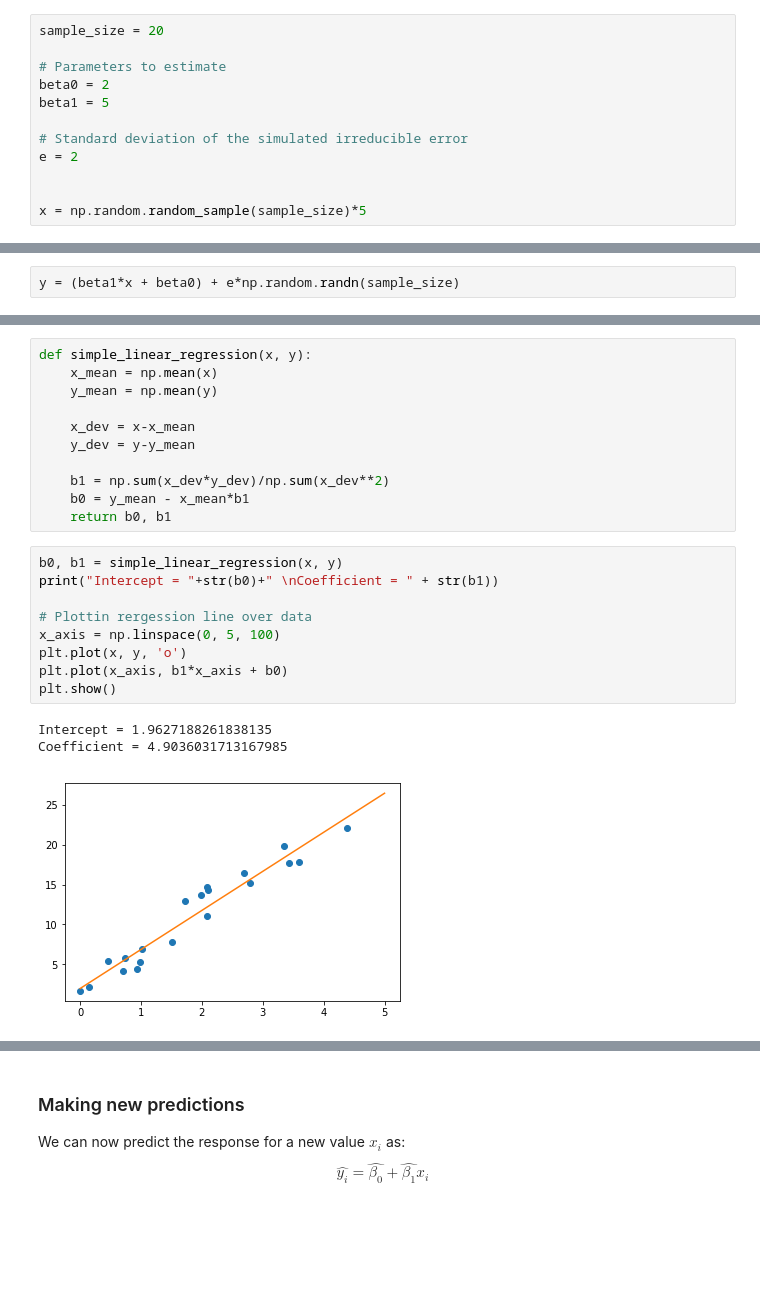
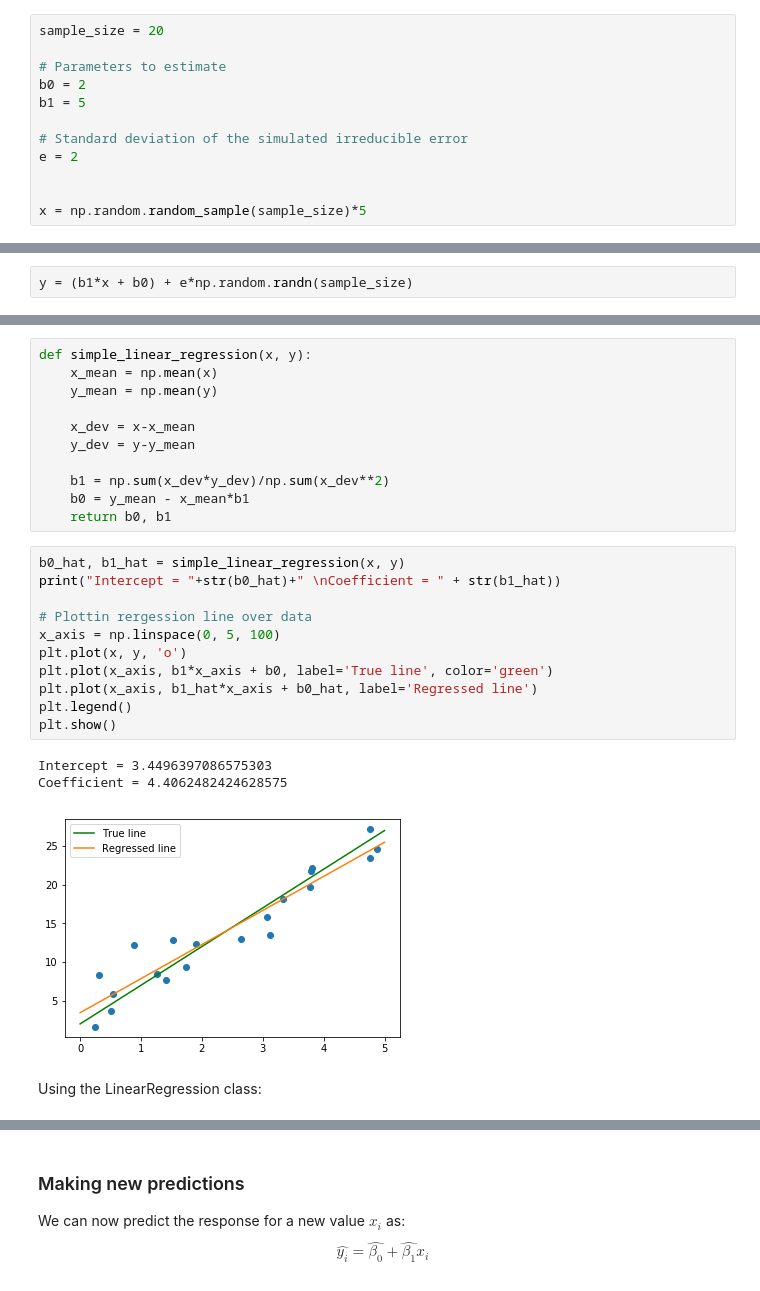
Before and after one commit to SergioAlvarezB/ml-numpy, a Jupyter notebook: notebooks/linear-regression.ipynb, the cells around one changed output, grey strips where cells are left out. Cells and saved outputs as stored; diff of their text form; blank space fills up the shorter version.

```diff
--- a/notebooks/linear-regression.ipynb
+++ b/notebooks/linear-regression.ipynb
@@ -47,8 +52,8 @@ We take randomly 20 points in the interval $[0, 5)$, this correspond to our set
 sample_size = 20
 
 # Parameters to estimate
-beta0 = 2
-beta1 = 5
+b0 = 2
+b1 = 5
 
 # Standard deviation of the simulated irreducible error
 e = 2
@@ -66,7 +65,7 @@ We compute the dependent variable, $y_i$, mapping with the function and adding s
 
 We are using zero mean and two standar deviation normal distributed noise.
 # %%
-y = (beta1*x + beta0) + e*np.random.randn(sample_size)
+y = (b1*x + b0) + e*np.random.randn(sample_size)
 # %% [markdown]
 Let's check the data we are going to fit
 # %%
@@ -99,15 +98,19 @@ def simple_linear_regression(x, y):
     b0 = y_mean - x_mean*b1
     return b0, b1
 # %%
-b0, b1 = simple_linear_regression(x, y)
-print("Intercept = "+str(b0)+" \nCoefficient = " + str(b1))
+b0_hat, b1_hat = simple_linear_regression(x, y)
+print("Intercept = "+str(b0_hat)+" \nCoefficient = " + str(b1_hat))
 
 # Plottin rergession line over data
 x_axis = np.linspace(0, 5, 100)
 plt.plot(x, y, 'o')
-plt.plot(x_axis, b1*x_axis + b0)
+plt.plot(x_axis, b1*x_axis + b0, label='True line', color='green')
+plt.plot(x_axis, b1_hat*x_axis + b0_hat, label='Regressed line')
+plt.legend()
 plt.show()
 # %% [output]
-Intercept = 1.9627188261838135
-Coefficient = 4.9036031713167985
+Intercept = 3.4496397086575303
+Coefficient = 4.4062482424628575
-[figure, old version]
+[figure, new version]
+# %% [markdown]
+Using the LinearRegression class:
```
Also changed, not shown: parts of 35 cells of this notebook, 1 other file.
